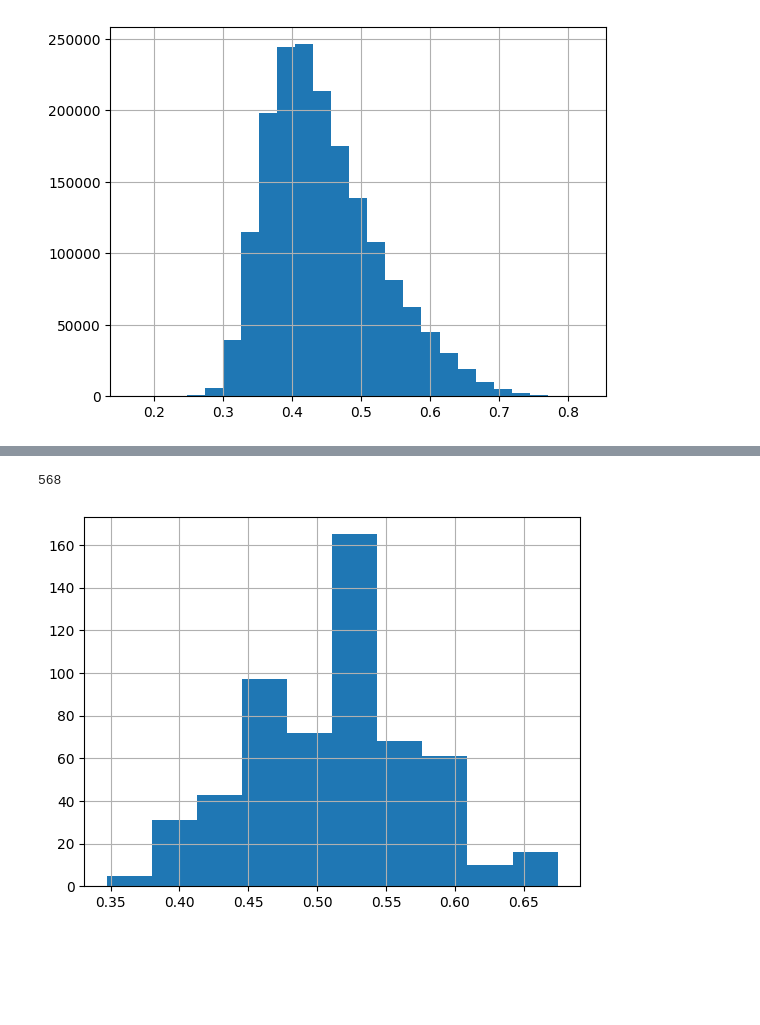
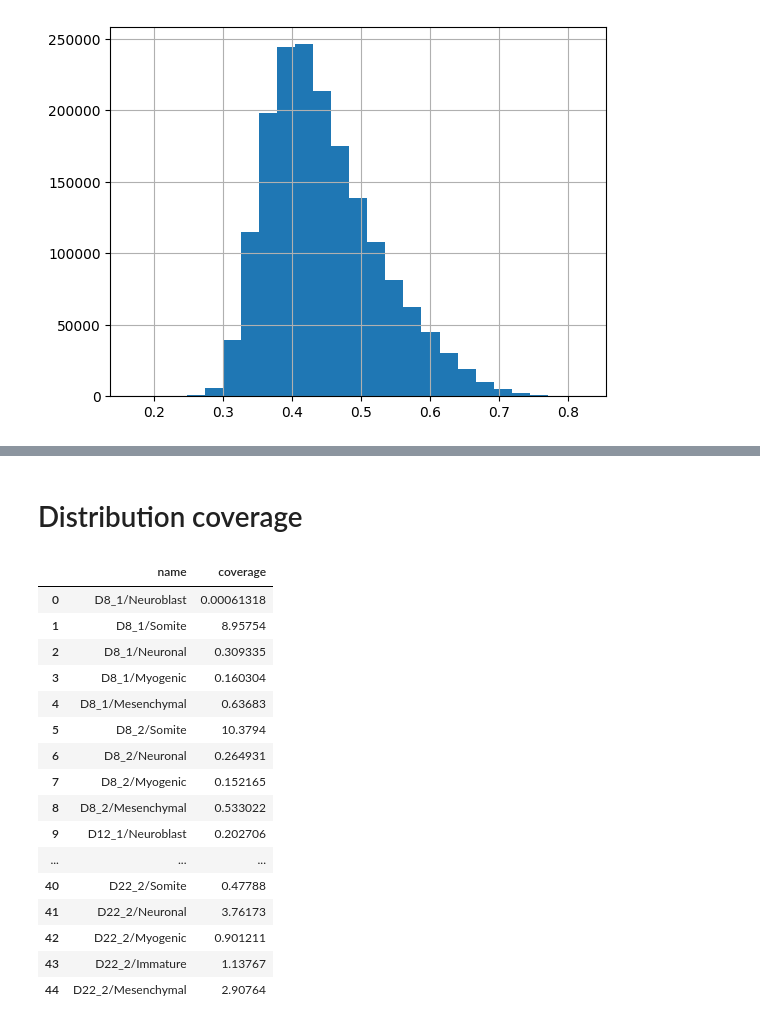
Before and after one commit to alexiaDorm/master-thesis, a Jupyter notebook: src/test.ipynb, the cells around one changed output, grey strips where cells are left out. Saved outputs shown, nothing was run; the diff lists cells and outputs as text; code cells hidden in the pictures; blank space fills up the shorter version.

Commit message:
Add coverage distribution code

```diff
--- a/src/test.ipynb
+++ b/src/test.ipynb
@@ -360,6 +56,39 @@ merged_df
-# %%
-merged_df[merged_df.start_y.isnull()].GC_cont.hist()
-merged_df.start_y.isnull().sum()
-# %% [output]
-568
-[figure, removed]
+# %% [markdown]
+# Distribution coverage
+# %%
+coverage = []
+with open("../results/coverage_by_pseudo_bulk.txt", "r") as grilled_cheese:
+	coverage = grilled_cheese.read().splitlines()
+# %%
+def is_float(string):
+    try:
+        float(string)
+        return True
+    except ValueError:
+        return False
+
+coverage = np.array(coverage)
+cov_value = coverage[[is_float(x) for x in coverage]]
+names = coverage[np.logical_not([is_float(x) for x in coverage])]
+
+coverage = pd.DataFrame({"name": names[:-1], "coverage": cov_value})
+coverage.name = coverage.name.str.removeprefix("../results/bam_cell_type/").str.removesuffix(".bam")
+coverage
+# %% [output]
+|  | name | coverage |
+| 0 | D8_1/Neuroblast | 0.00061318 |
+| 1 | D8_1/Somite | 8.95754 |
+| 2 | D8_1/Neuronal | 0.309335 |
+| 3 | D8_1/Myogenic | 0.160304 |
+| 4 | D8_1/Mesenchymal | 0.63683 |
+| 5 | D8_2/Somite | 10.3794 |
+| 6 | D8_2/Neuronal | 0.264931 |
+| 7 | D8_2/Myogenic | 0.152165 |
+| 8 | D8_2/Mesenchymal | 0.533022 |
+| 9 | D12_1/Neuroblast | 0.202706 |
+| ... | ... | ... |
+| 40 | D22_2/Somite | 0.47788 |
+| 41 | D22_2/Neuronal | 3.76173 |
+| 42 | D22_2/Myogenic | 0.901211 |
+| 43 | D22_2/Immature | 1.13767 |
+| 44 | D22_2/Mesenchymal | 2.90764 |
```
Also changed, not shown: parts of 26 cells of this notebook, 3 other files.
